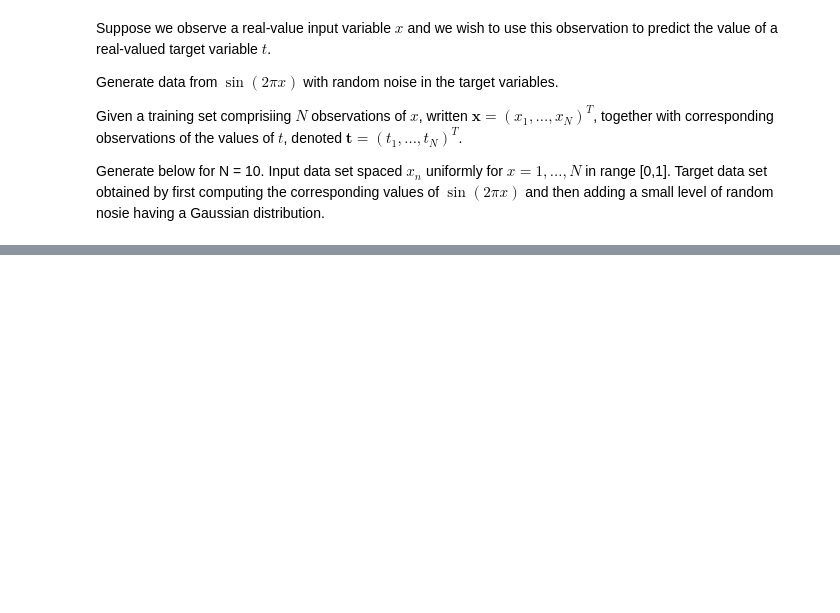
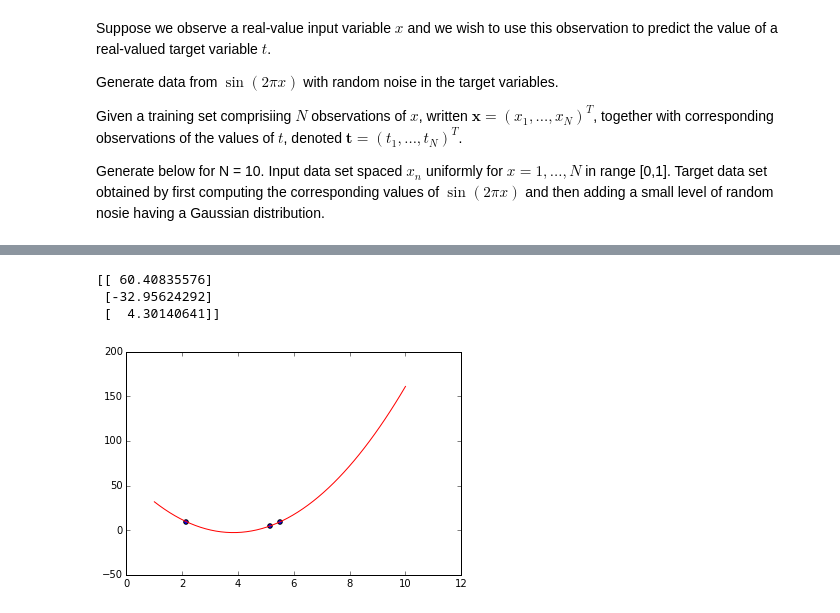
Before and after one commit to peteflorence/MachineLearning6.867, a Jupyter notebook: Bishop/Chapter1.ipynb, the cells around one changed output, grey strips where cells are left out. Saved outputs shown, nothing was run; the diff lists cells and outputs as text; code cells hidden in the pictures; blank space fills up the shorter version.

```diff
--- a/Bishop/Chapter1.ipynb
+++ b/Bishop/Chapter1.ipynb
@@ -46,0 +137,23 @@ plt.show()
+# %%
+import numpy as np
+import matplotlib.pyplot as plt
+
+xypairs = np.random.rand(3, 2) * 10
+
+Xmatrix = np.matrix([ [1,xypairs[0][0],xypairs[0][0]**2], [1,xypairs[1][0],xypairs[1][0]**2], [1,xypairs[2][0],xypairs[2][0]**2] ])
+yvec = np.matrix([ [xypairs[0][1]], [xypairs[1][1]], [xypairs[2][1]] ])
+beta = (Xmatrix.T * Xmatrix).I * Xmatrix.T * yvec
+print beta
+
+xx = np.linspace(1, 10, 50)
+y = np.array(beta[0] + beta[1] * xx + beta[2]* xx**2)
+
+plt.figure(1)
+plt.plot(xx, y.T, color='r')
+plt.scatter([xypairs[0][0], xypairs[1][0], xypairs[2][0] ], [xypairs[0][1], xypairs[1][1], xypairs[2][1] ])
+plt.show()
+# %% [output]
+[[ 60.40835576]
+ [-32.95624292]
+ [  4.30140641]]
+[figure, added]
```
Also changed, not shown: parts of 13 cells of this notebook, 2 other files.
